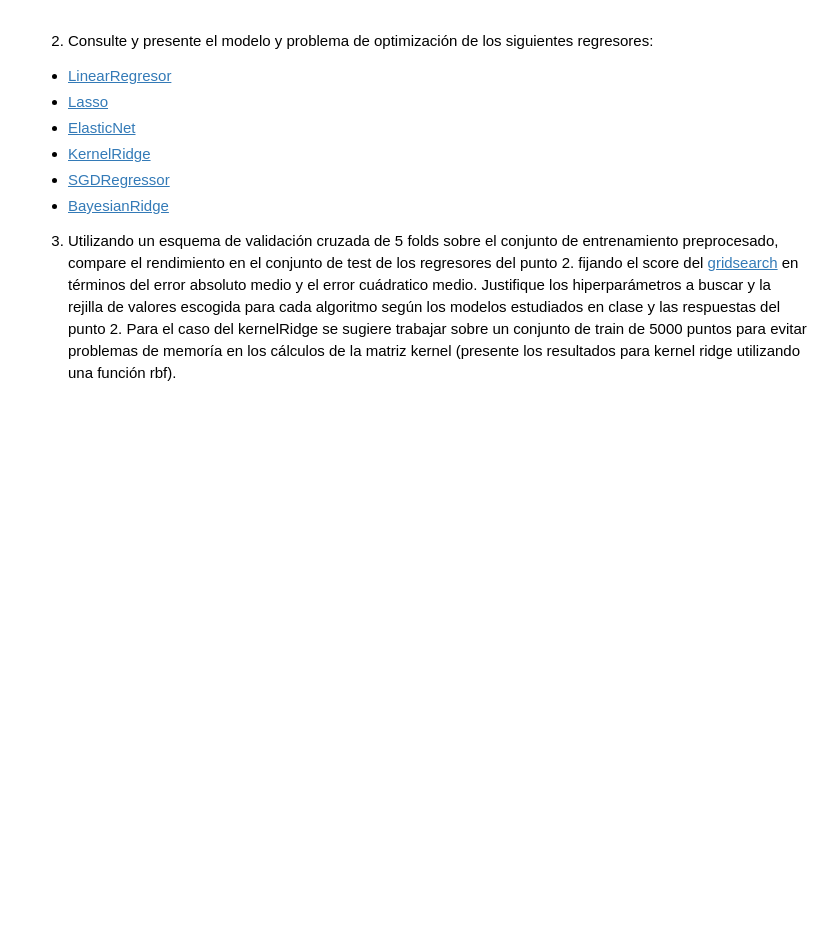
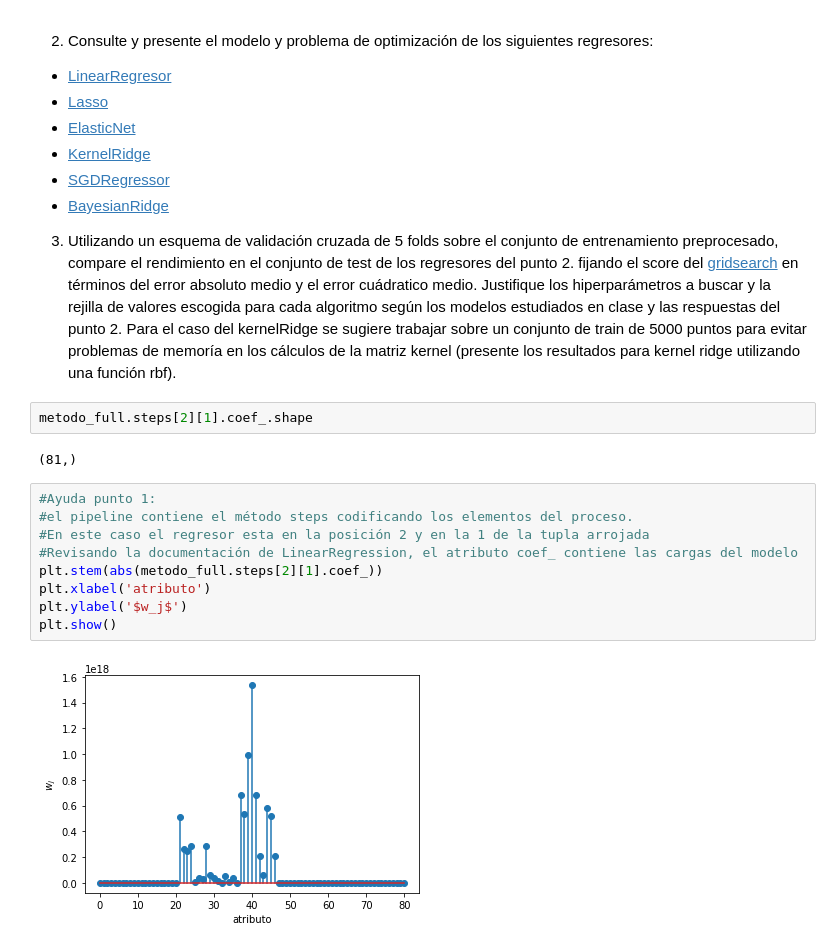
Before and after one commit to mamenaca/TareasMineriaDatos_Semana1, a Jupyter notebook: 2_Regresion/3_CVRegresion_fifa.ipynb, the cells around one changed output. Cells and saved outputs as stored; diff of their text form; blank space fills up the shorter version.

```diff
--- a/2_Regresion/3_CVRegresion_fifa.ipynb
+++ b/2_Regresion/3_CVRegresion_fifa.ipynb
@@ -434,3 +495,18 @@ plt.show()
  - [BayesianRidge](https://scikit-learn.org/stable/modules/linear_model.html#bayesian-ridge-regression)
 
 3. Utilizando un esquema de validación cruzada de 5 folds sobre el conjunto de entrenamiento preprocesado, compare el rendimiento en el conjunto de test de los regresores del punto 2. fijando el score del [gridsearch](https://scikit-learn.org/stable/modules/generated/sklearn.model_selection.GridSearchCV.html) en términos del error absoluto medio y el error cuádratico medio. Justifique los hiperparámetros a buscar y la rejilla de valores escogida para cada algoritmo según los modelos estudiados en clase y las respuestas del punto 2. Para el caso del kernelRidge se sugiere trabajar sobre un conjunto de train de 5000 puntos para evitar problemas de memoría en los cálculos de la matriz kernel (presente los resultados para kernel ridge utilizando una función rbf).
+# %%
+metodo_full.steps[2][1].coef_.shape
+# %% [output]
+(81,)
+# %%
+#Ayuda punto 1:
+#el pipeline contiene el método steps codificando los elementos del proceso.
+#En este caso el regresor esta en la posición 2 y en la 1 de la tupla arrojada
+#Revisando la documentación de LinearRegression, el atributo coef_ contiene las cargas del modelo
+plt.stem(abs(metodo_full.steps[2][1].coef_))
+plt.xlabel('atributo')
+plt.ylabel('$w_j$')
+plt.show()
+# %% [output]
+[figure, added]
```
Also changed, not shown: parts of 17 cells of this notebook.
